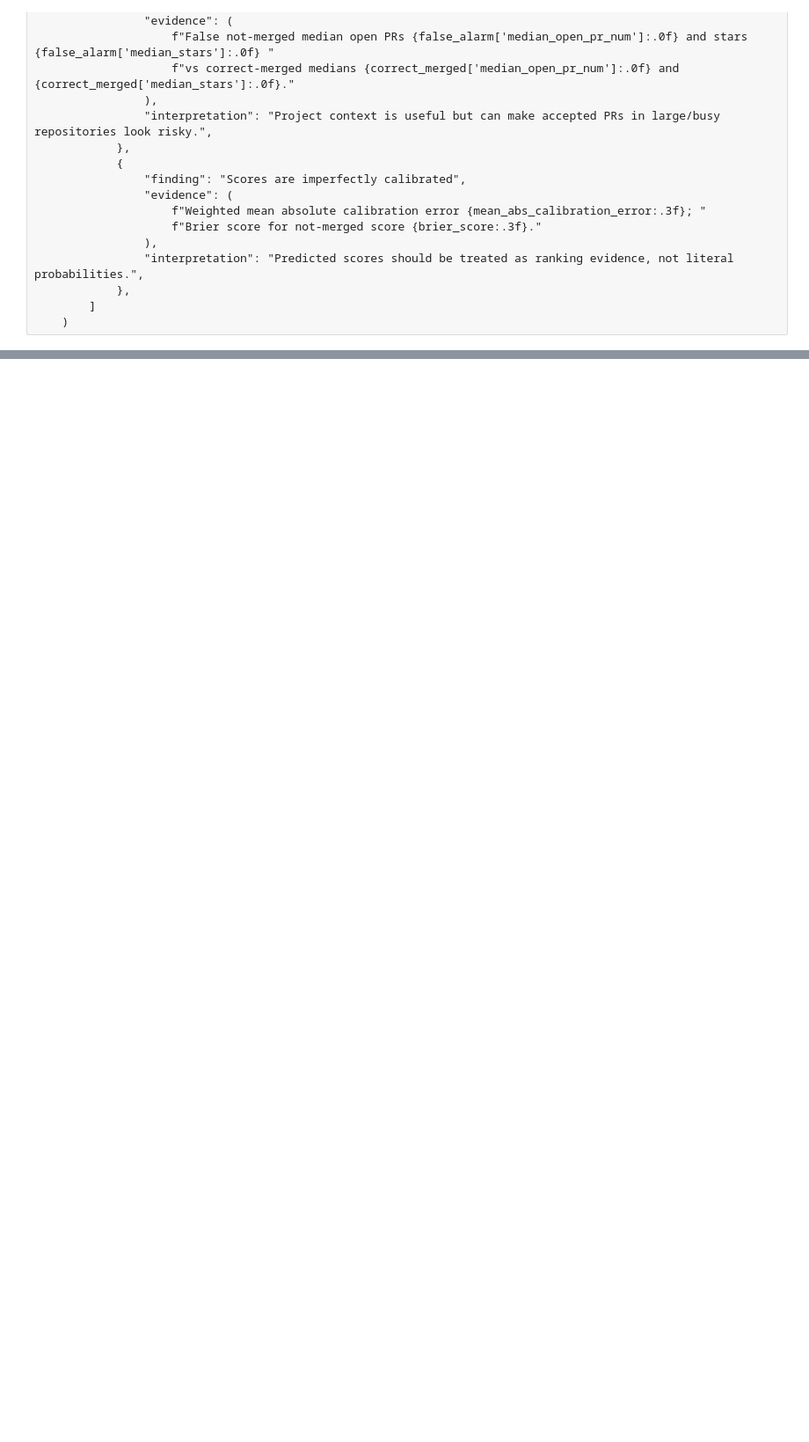
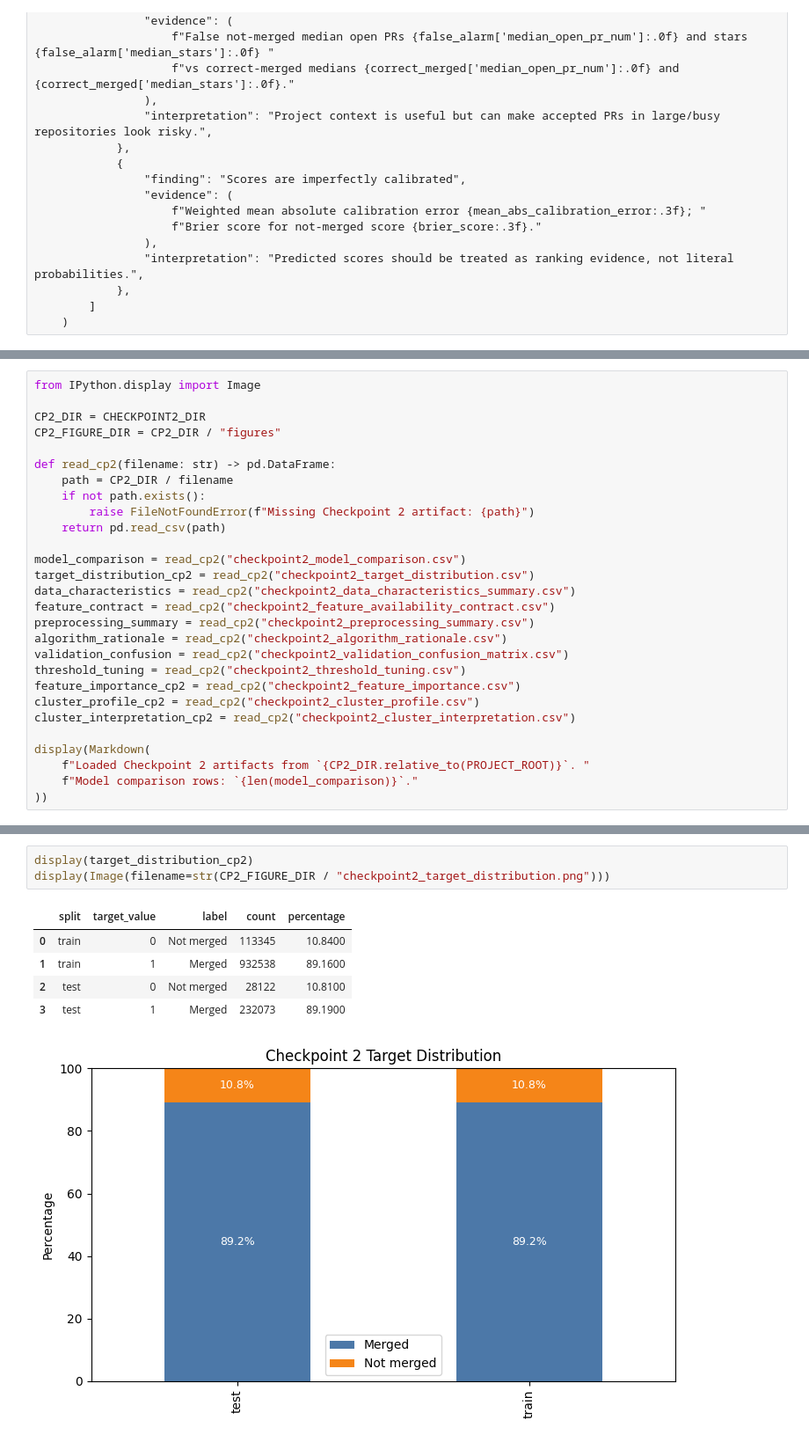
Before and after one commit to MahmoudMuhammedAli/ades-pr-merge-rate-predection, a Jupyter notebook: deliverables/checkpoint-2/checkpoint2_pr_merge_modeling.ipynb, the cells around one changed output, grey strips where cells are left out. Shown at 88% size. Saved outputs shown, nothing was run; the diff lists cells and outputs as text; blank space fills up the shorter version.

Commit message:
Finalize checkpoint 2 deliverable package

```diff
--- a/deliverables/checkpoint-2/checkpoint2_pr_merge_modeling.ipynb
+++ b/deliverables/checkpoint-2/checkpoint2_pr_merge_modeling.ipynb
@@ -2016,0 +1928,28 @@ The next checkpoint should lock the final feature set, run the selected model ag
+# %%
+from IPython.display import Image
+
+CP2_DIR = CHECKPOINT2_DIR
+CP2_FIGURE_DIR = CP2_DIR / "figures"
+
+def read_cp2(filename: str) -> pd.DataFrame:
+    path = CP2_DIR / filename
+    if not path.exists():
+        raise FileNotFoundError(f"Missing Checkpoint 2 artifact: {path}")
+    return pd.read_csv(path)
+
+model_comparison = read_cp2("checkpoint2_model_comparison.csv")
+target_distribution_cp2 = read_cp2("checkpoint2_target_distribution.csv")
+data_characteristics = read_cp2("checkpoint2_data_characteristics_summary.csv")
+feature_contract = read_cp2("checkpoint2_feature_availability_contract.csv")
+preprocessing_summary = read_cp2("checkpoint2_preprocessing_summary.csv")
+algorithm_rationale = read_cp2("checkpoint2_algorithm_rationale.csv")
+validation_confusion = read_cp2("checkpoint2_validation_confusion_matrix.csv")
+threshold_tuning = read_cp2("checkpoint2_threshold_tuning.csv")
+feature_importance_cp2 = read_cp2("checkpoint2_feature_importance.csv")
+cluster_profile_cp2 = read_cp2("checkpoint2_cluster_profile.csv")
+cluster_interpretation_cp2 = read_cp2("checkpoint2_cluster_interpretation.csv")
+
+display(Markdown(
+    f"Loaded Checkpoint 2 artifacts from `{CP2_DIR.relative_to(PROJECT_ROOT)}`. "
+    f"Model comparison rows: `{len(model_comparison)}`."
+))
@@ -2016,0 +1984,10 @@ The next checkpoint should lock the final feature set, run the selected model ag
+# %%
+display(target_distribution_cp2)
+display(Image(filename=str(CP2_FIGURE_DIR / "checkpoint2_target_distribution.png")))
+# %% [output]
+|  | split | target_value | label | count | percentage |
+| 0 | train | 0 | Not merged | 113345 | 10.8400 |
+| 1 | train | 1 | Merged | 932538 | 89.1600 |
+| 2 | test | 0 | Not merged | 28122 | 10.8100 |
+| 3 | test | 1 | Merged | 232073 | 89.1900 |
+[figure, added]
```
Also changed, not shown: parts of 34 cells of this notebook, 25 other files.
